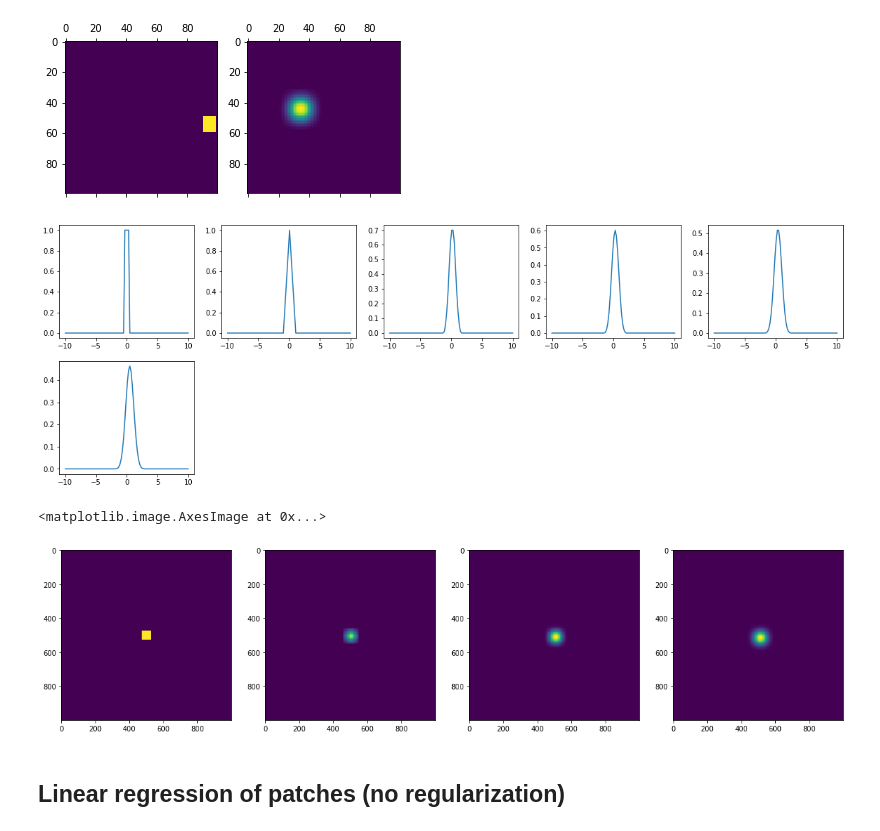
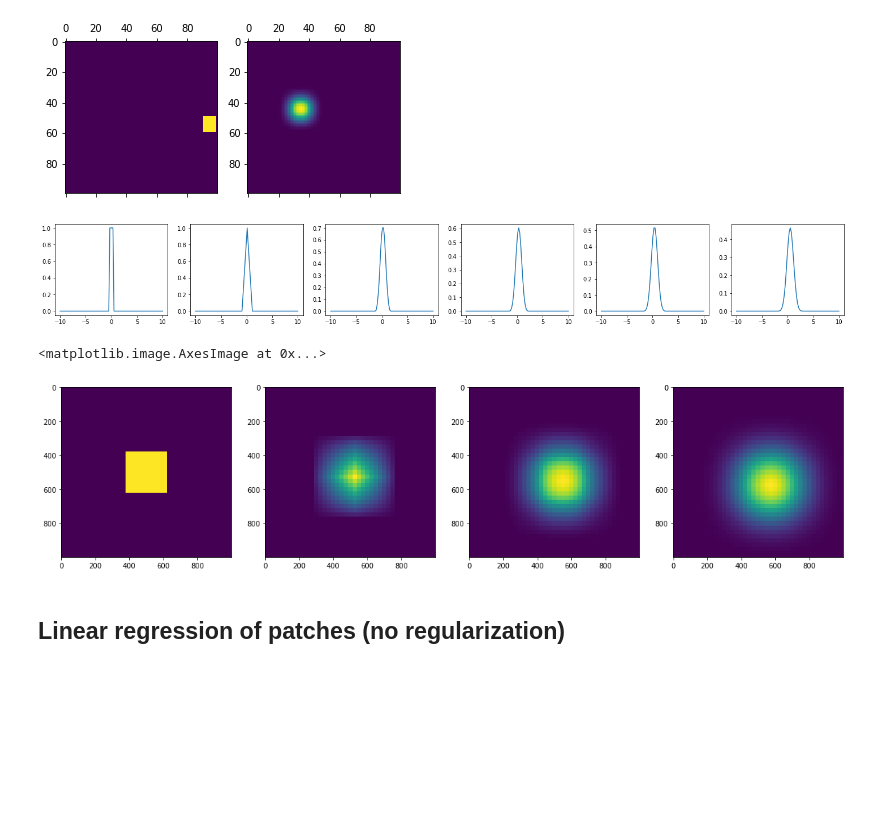
Before and after one commit to pierreglaser/templatematching-mva, a Jupyter notebook: notebooks/playground.ipynb, the cells around one changed output. Saved outputs shown, nothing was run; the diff lists cells and outputs as text; code cells hidden in the pictures; blank space fills up the shorter version.

Commit message:
test new spline functions

```diff
--- a/notebooks/playground.ipynb
+++ b/notebooks/playground.ipynb
@@ -204,40 +204,46 @@ def make_2D_spline_deg_n(n, sk=1, sl=1, start=-51, stop=51, granularity=1000):
     return spline_2D
 # %%
 import itertools
-plt.subplots(nrows=1, ncols=6, sharex=True, sharey=True, figsize=(20, 35))
+plt.subplots(nrows=1, ncols=6, sharex=True, sharey=True, figsize=(25, 35))
 j = 0
 for k in range(0, 6):
     Bik = make_spline_n_deg(k)
     xs = np.linspace(-10, 10, 100)
     ys = Bik(xs)
 
     j+=1
-    plt.subplot(10, 5, j)
+    plt.subplot(10, 6, j)
     plt.plot(xs, ys)
 # %% [output]
-[figure, old version]
+[figure, new version]
 # %%
 B2d = make_2D_spline_deg_n(2)
 # %%
 fig, (ax1, ax2, ax3, ax4) = plt.subplots(nrows=1, ncols=4, figsize=(20, 35))
+
+Nx = Ny = 251
+Nk = Nl = 51
+
+sk = Nx / Nk
+sl = Ny / Nk
 
 x = np.linspace(-10, 10, 1000)
 y = np.linspace(-10, 10, 1000)
 
-B2d = make_2D_spline_deg_n(0)
+B2d = make_2D_spline_deg_n(0, sk=sk, sl=sl)
 ax1.imshow(B2d(x, y))
 
-B2d = make_2D_spline_deg_n(1)
+B2d = make_2D_spline_deg_n(1, sk=sk, sl=sl)
 ax2.imshow(B2d(x, y))
 
-B2d = make_2D_spline_deg_n(2)
+B2d = make_2D_spline_deg_n(2, sk=sk, sl=sl)
 ax3.imshow(B2d(x, y))
 
-B2d = make_2D_spline_deg_n(3)
+B2d = make_2D_spline_deg_n(3, sk=sk, sl=sl)
 ax4.imshow(B2d(x, y))
 # %% [output]
 <matplotlib.image.AxesImage at 0x...>
-[figure, old version]
+[figure, new version]
 # %% [markdown]
 ## Linear regression of patches (no regularization)
 # %%
```
